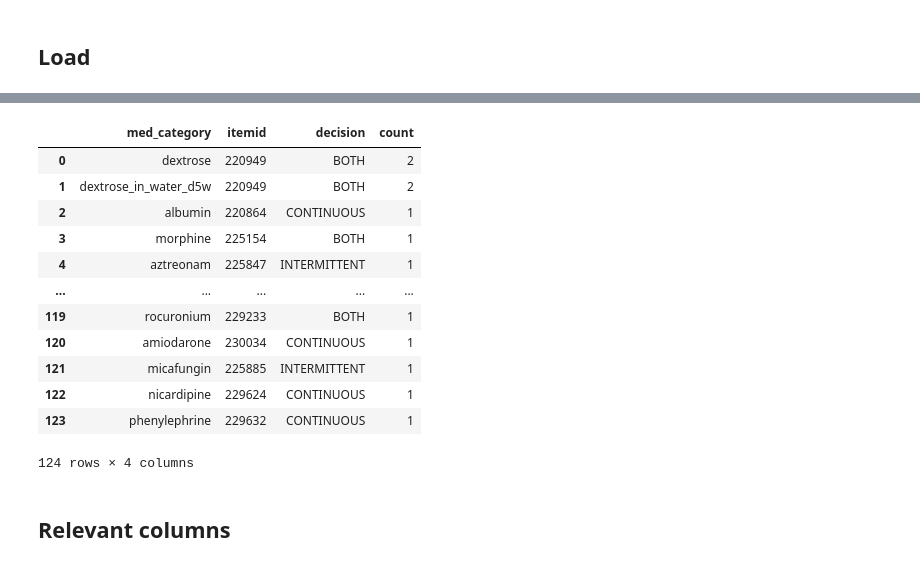
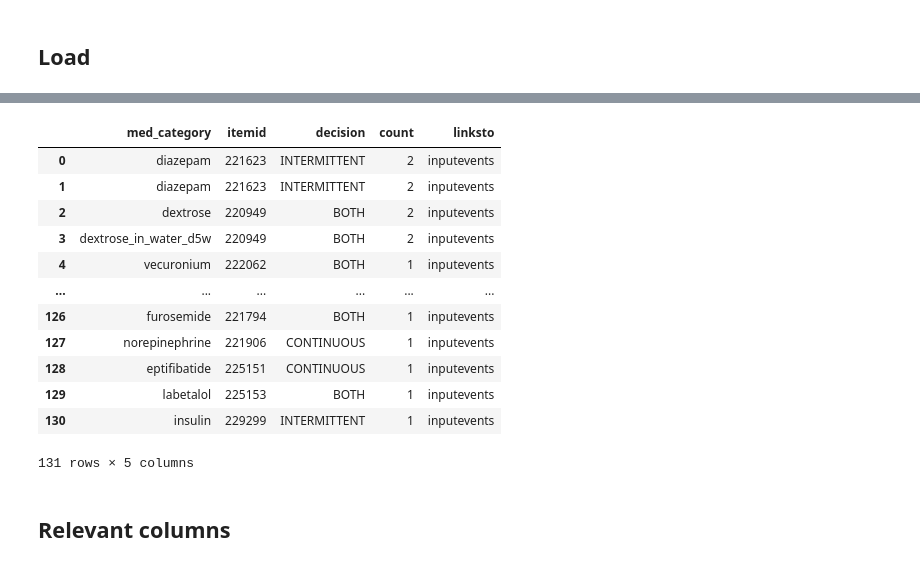
Before and after one commit to Common-Longitudinal-ICU-data-Format/CLIF-MIMIC, a Jupyter notebook: notebooks/med_admin_dev.ipynb, the cells around one changed output, grey strips where cells are left out. Drawn from its saved outputs; the diff is of its cells as text; code cells hidden in the pictures.

```diff
--- a/notebooks/med_admin_dev.ipynb
+++ b/notebooks/med_admin_dev.ipynb
@@ -192,26 +225,27 @@ med_events = fetch_mimic_events(med_item_ids).pipe(convert_and_sort_datetime)
 # %%
 q = """
 SELECT med_category, CAST(itemid AS INT) AS itemid, decision
     , COUNT(*) OVER (PARTITION BY itemid) AS count
+    , linksto
 FROM med_admin_mapping
 WHERE decision in ('BOTH', 'CONTINUOUS', 'INTERMITTENT')
 ORDER BY count DESC
 """
 med_admin_mapping_c = duckdb.sql(q).df()
 med_admin_mapping_c
 # %% [output]
-|  | med_category | itemid | decision | count |
-| 0 | dextrose | 220949 | BOTH | 2 |
-| 1 | dextrose_in_water_d5w | 220949 | BOTH | 2 |
-| 2 | albumin | 220864 | CONTINUOUS | 1 |
-| 3 | morphine | 225154 | BOTH | 1 |
-| 4 | aztreonam | 225847 | INTERMITTENT | 1 |
-| ... | ... | ... | ... | ... |
-| 119 | rocuronium | 229233 | BOTH | 1 |
-| 120 | amiodarone | 230034 | CONTINUOUS | 1 |
-| 121 | micafungin | 225885 | INTERMITTENT | 1 |
-| 122 | nicardipine | 229624 | CONTINUOUS | 1 |
-| 123 | phenylephrine | 229632 | CONTINUOUS | 1 |
+|  | med_category | itemid | decision | count | linksto |
+| 0 | diazepam | 221623 | INTERMITTENT | 2 | inputevents |
+| 1 | diazepam | 221623 | INTERMITTENT | 2 | inputevents |
+| 2 | dextrose | 220949 | BOTH | 2 | inputevents |
+| 3 | dextrose_in_water_d5w | 220949 | BOTH | 2 | inputevents |
+| 4 | vecuronium | 222062 | BOTH | 1 | inputevents |
+| ... | ... | ... | ... | ... | ... |
+| 126 | furosemide | 221794 | BOTH | 1 | inputevents |
+| 127 | norepinephrine | 221906 | CONTINUOUS | 1 | inputevents |
+| 128 | eptifibatide | 225151 | CONTINUOUS | 1 | inputevents |
+| 129 | labetalol | 225153 | BOTH | 1 | inputevents |
+| 130 | insulin | 229299 | INTERMITTENT | 1 | inputevents |
-124 rows × 4 columns
+131 rows × 5 columns
 # %% [markdown]
 ## Relevant columns
```
Also changed, not shown: parts of 42 cells of this notebook, 2 other files.
